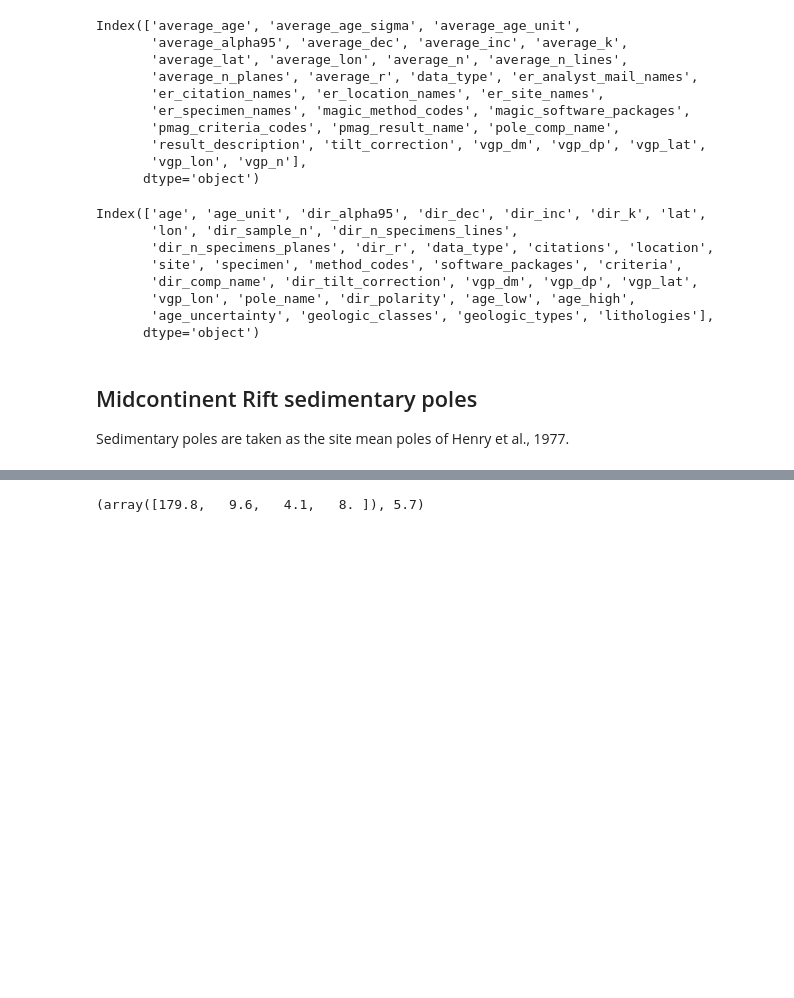
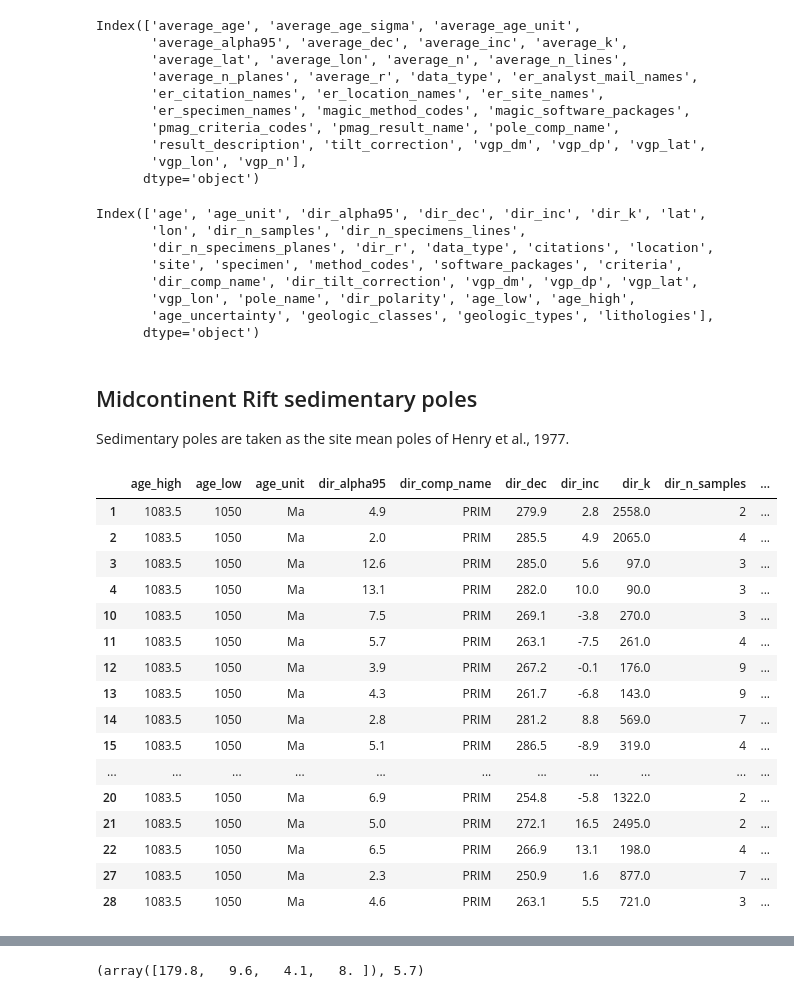
Before and after one commit to Swanson-Hysell-Group/2024_SWLLIP, a Jupyter notebook: code/Keweenawan_Track_VGP_compilation.ipynb, the cells around one changed output, grey strips where cells are left out. Cells and saved outputs as stored; diff of their text form; code cells hidden in the pictures; blank space fills up the shorter version.

```diff
--- a/code/Keweenawan_Track_VGP_compilation.ipynb
+++ b/code/Keweenawan_Track_VGP_compilation.ipynb
@@ -1749,7 +1811,7 @@ Index(['average_age', 'average_age_sigma', 'average_age_unit',
 # %%
 Fairchild2017_MIF.columns=['age', 'age_sigma', 'age_unit',
                             'dir_alpha95', 'dir_dec', 'dir_inc', 'dir_k',
-                            'lat', 'lon', 'dir_sample_n', 'dir_n_specimens_lines',
+                            'lat', 'lon', 'dir_n_samples', 'dir_n_specimens_lines',
                             'dir_n_specimens_planes', 'dir_r', 'data_type', 'er_analyst_mail_names',
                             'citations', 'location', 'site',
                             'specimen', 'method_codes', 'software_packages',
@@ -1770,7 +1832,7 @@ Fairchild2017_MIF['lithologies'] = 'Basalt'
 Fairchild2017_MIF.columns
 # %% [output]
 Index(['age', 'age_unit', 'dir_alpha95', 'dir_dec', 'dir_inc', 'dir_k', 'lat',
-       'lon', 'dir_sample_n', 'dir_n_specimens_lines',
+       'lon', 'dir_n_samples', 'dir_n_specimens_lines',
        'dir_n_specimens_planes', 'dir_r', 'data_type', 'citations', 'location',
        'site', 'specimen', 'method_codes', 'software_packages', 'criteria',
        'dir_comp_name', 'dir_tilt_correction', 'vgp_dm', 'vgp_dp', 'vgp_lat',
@@ -1822,0 +1899,20 @@ Sedimentary poles are taken as the site mean poles of Henry et al., 1977.
+# %%
+Henry1977_Freda_data
+# %% [output]
+|  | age_high | age_low | age_unit | dir_alpha95 | dir_comp_name | dir_dec | dir_inc | dir_k | dir_n_samples | ... |
+| 1 | 1083.5 | 1050 | Ma | 4.9 | PRIM | 279.9 | 2.8 | 2558.0 | 2 | ... |
+| 2 | 1083.5 | 1050 | Ma | 2.0 | PRIM | 285.5 | 4.9 | 2065.0 | 4 | ... |
+| 3 | 1083.5 | 1050 | Ma | 12.6 | PRIM | 285.0 | 5.6 | 97.0 | 3 | ... |
+| 4 | 1083.5 | 1050 | Ma | 13.1 | PRIM | 282.0 | 10.0 | 90.0 | 3 | ... |
+| 10 | 1083.5 | 1050 | Ma | 7.5 | PRIM | 269.1 | -3.8 | 270.0 | 3 | ... |
+| 11 | 1083.5 | 1050 | Ma | 5.7 | PRIM | 263.1 | -7.5 | 261.0 | 4 | ... |
+| 12 | 1083.5 | 1050 | Ma | 3.9 | PRIM | 267.2 | -0.1 | 176.0 | 9 | ... |
+| 13 | 1083.5 | 1050 | Ma | 4.3 | PRIM | 261.7 | -6.8 | 143.0 | 9 | ... |
+| 14 | 1083.5 | 1050 | Ma | 2.8 | PRIM | 281.2 | 8.8 | 569.0 | 7 | ... |
+| 15 | 1083.5 | 1050 | Ma | 5.1 | PRIM | 286.5 | -8.9 | 319.0 | 4 | ... |
+| ... | ... | ... | ... | ... | ... | ... | ... | ... | ... | ... |
+| 20 | 1083.5 | 1050 | Ma | 6.9 | PRIM | 254.8 | -5.8 | 1322.0 | 2 | ... |
+| 21 | 1083.5 | 1050 | Ma | 5.0 | PRIM | 272.1 | 16.5 | 2495.0 | 2 | ... |
+| 22 | 1083.5 | 1050 | Ma | 6.5 | PRIM | 266.9 | 13.1 | 198.0 | 4 | ... |
+| 27 | 1083.5 | 1050 | Ma | 2.3 | PRIM | 250.9 | 1.6 | 877.0 | 7 | ... |
+| 28 | 1083.5 | 1050 | Ma | 4.6 | PRIM | 263.1 | 5.5 | 721.0 | 3 | ... |
```
Also changed, not shown: parts of 20 cells of this notebook.
